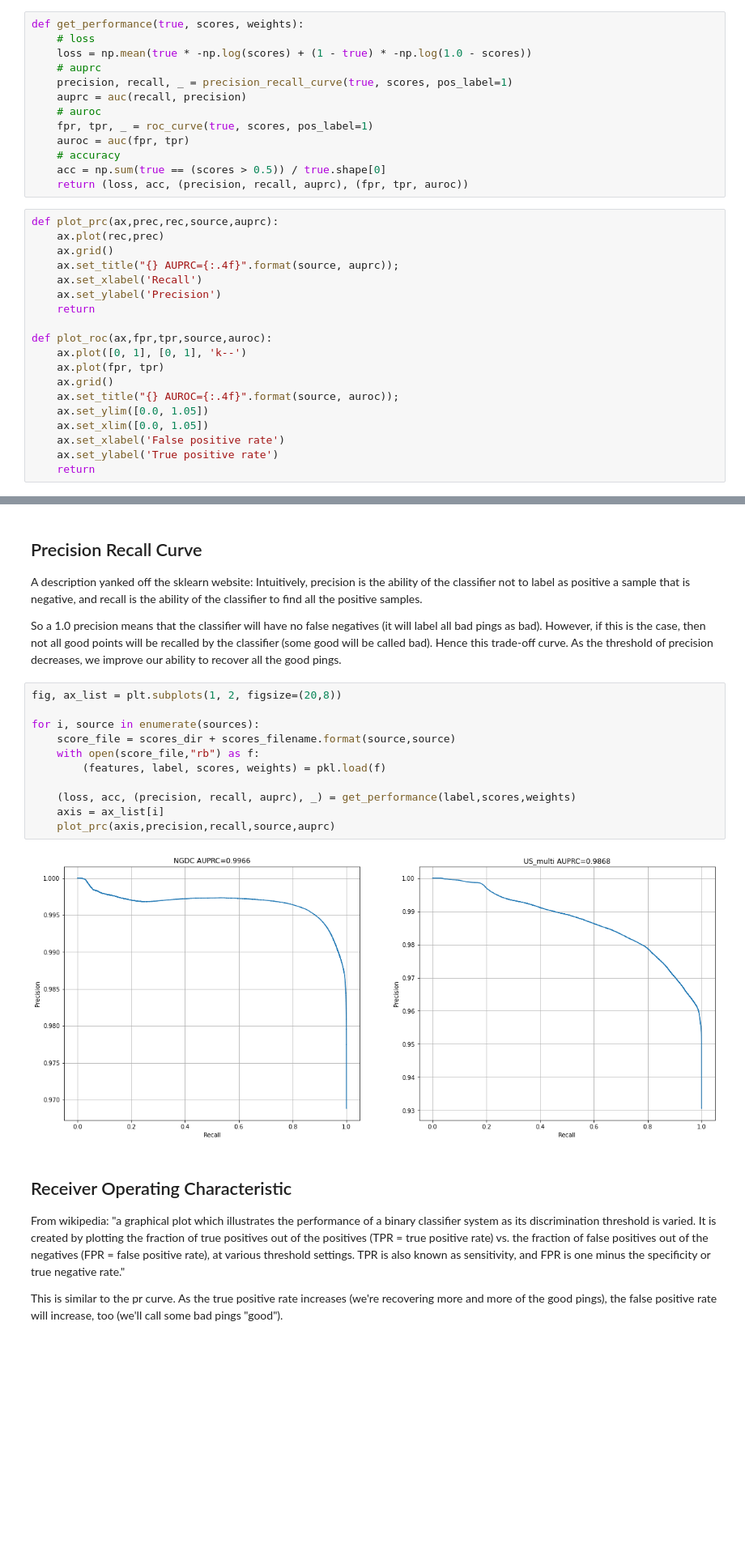
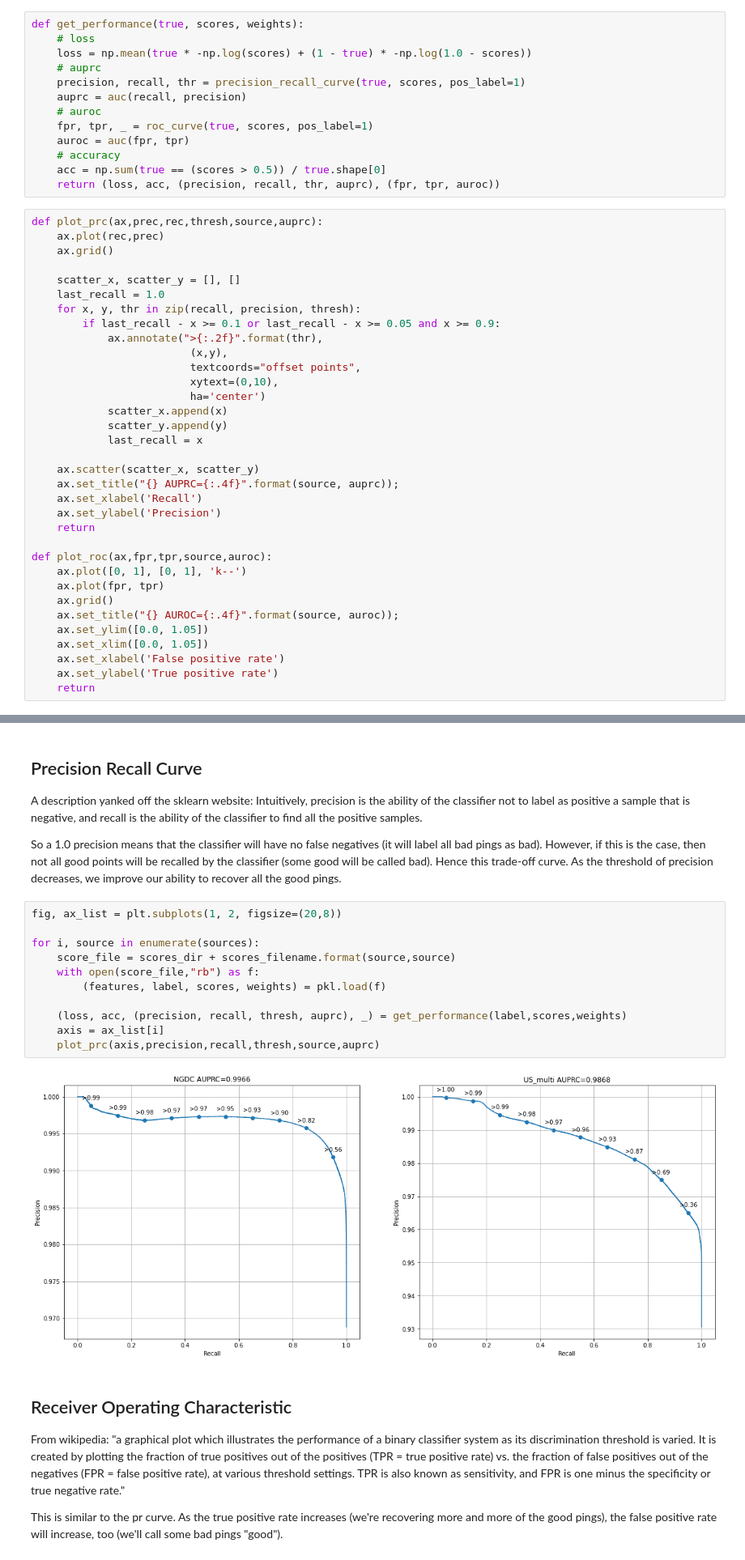
Before and after one commit to arapat/bathymetry, a Jupyter notebook: analysis/PRC-ROC.ipynb, the cells around one changed output, grey strips where cells are left out. Shown: that part at 81% size. Saved outputs shown, nothing was run; the diff lists cells and outputs as text; blank space fills up the shorter version.

Commit message:
added threshold labels to PRC

```diff
--- a/analysis/PRC-ROC.ipynb
+++ b/analysis/PRC-ROC.ipynb
@@ -18,18 +18,33 @@ def get_performance(true, scores, weights):
     # loss
     loss = np.mean(true * -np.log(scores) + (1 - true) * -np.log(1.0 - scores))
     # auprc
-    precision, recall, _ = precision_recall_curve(true, scores, pos_label=1)
+    precision, recall, thr = precision_recall_curve(true, scores, pos_label=1)
     auprc = auc(recall, precision)
     # auroc
     fpr, tpr, _ = roc_curve(true, scores, pos_label=1)
     auroc = auc(fpr, tpr)
     # accuracy
     acc = np.sum(true == (scores > 0.5)) / true.shape[0]
-    return (loss, acc, (precision, recall, auprc), (fpr, tpr, auroc))
+    return (loss, acc, (precision, recall, thr, auprc), (fpr, tpr, auroc))
 # %%
-def plot_prc(ax,prec,rec,source,auprc):
+def plot_prc(ax,prec,rec,thresh,source,auprc):
     ax.plot(rec,prec)
     ax.grid()
+
+    scatter_x, scatter_y = [], []
+    last_recall = 1.0
+    for x, y, thr in zip(recall, precision, thresh):
+        if last_recall - x >= 0.1 or last_recall - x >= 0.05 and x >= 0.9:
+            ax.annotate(">{:.2f}".format(thr),
+                         (x,y),
+                         textcoords="offset points",
+                         xytext=(0,10),
+                         ha='center')
+            scatter_x.append(x)
+            scatter_y.append(y)
+            last_recall = x
+
+    ax.scatter(scatter_x, scatter_y)
     ax.set_title("{} AUPRC={:.4f}".format(source, auprc));
     ax.set_xlabel('Recall')
     ax.set_ylabel('Precision')
@@ -58,16 +73,16 @@ So a 1.0 precision means that the classifier will have no false negatives (it wi
 # %%
 fig, ax_list = plt.subplots(1, 2, figsize=(20,8))
 
 for i, source in enumerate(sources):
     score_file = scores_dir + scores_filename.format(source,source)
     with open(score_file,"rb") as f:
         (features, label, scores, weights) = pkl.load(f)
 
-    (loss, acc, (precision, recall, auprc), _) = get_performance(label,scores,weights)
+    (loss, acc, (precision, recall, thresh, auprc), _) = get_performance(label,scores,weights)
     axis = ax_list[i]
-    plot_prc(axis,precision,recall,source,auprc)
+    plot_prc(axis,precision,recall,thresh,source,auprc)
 # %% [output]
-[figure, old version]
+[figure, new version]
 # %% [markdown]
 ## Receiver Operating Characteristic
 From wikipedia: "a graphical plot which illustrates the performance of a binary classifier system as its discrimination threshold is varied. It is created by plotting the fraction of true positives out of the positives (TPR = true positive rate) vs. the fraction of false positives out of the negatives (FPR = false positive rate), at various threshold settings. TPR is also known as sensitivity, and FPR is one minus the specificity or true negative rate."
```
